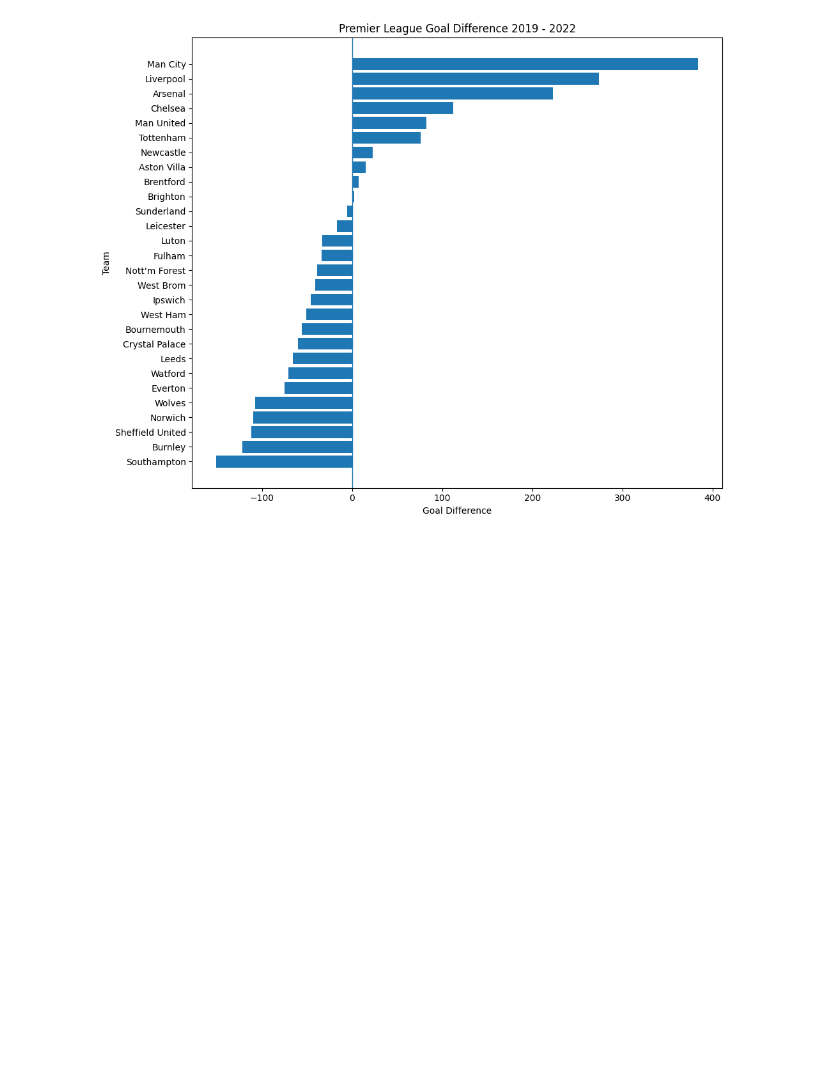
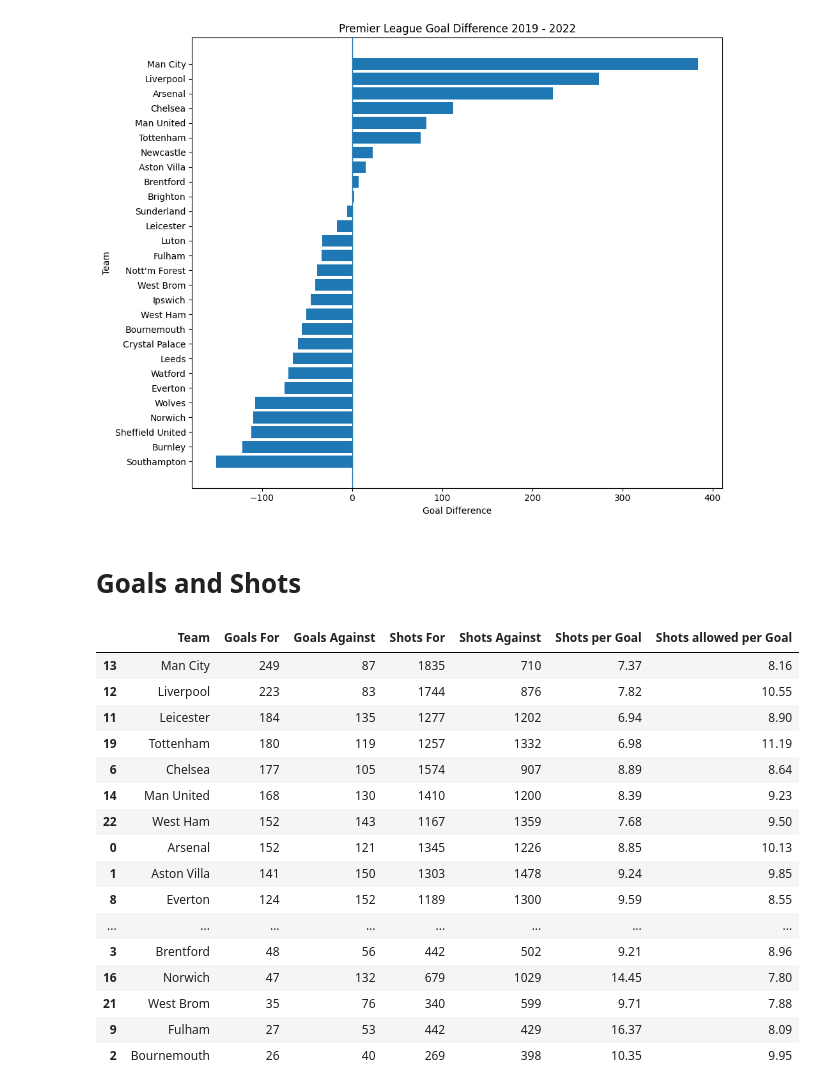
Before and after one commit to kkathait/D501_Final_Project, a Jupyter notebook: premier_data_vis.ipynb, the cells around one changed output. Saved outputs shown, nothing was run; the diff lists cells and outputs as text; code cells hidden in the pictures; blank space fills up the shorter version.

```diff
--- a/premier_data_vis.ipynb
+++ b/premier_data_vis.ipynb
@@ -223,3 +228,73 @@ plt.tight_layout()
 plt.show()
 # %% [output]
 [figure]
+# %% [markdown]
+# Goals and Shots
+# %%
+records = []
+
+for team in teams:
+    # Home games
+    home_games = df_premier[df_premier["HomeTeam"] == team]
+
+    home_goals_for = home_games["FTHG"].sum()
+    home_goals_against = home_games["FTAG"].sum()
+
+    home_shots_for = home_games["HS"].sum()
+    home_shots_against = home_games["AS"].sum()
+
+    # Away games
+    away_games = df_premier[df_premier["AwayTeam"] == team]
+
+    away_goals_for = away_games["FTAG"].sum()
+    away_goals_against = away_games["FTHG"].sum()
+
+    away_shots_for = away_games["AS"].sum()
+    away_shots_against = away_games["HS"].sum()
+
+    records.append({
+        "Team": team,
+        "Goals For": home_goals_for + away_goals_for,
+        "Goals Against": home_goals_against + away_goals_against,
+        "Shots For": home_shots_for + away_shots_for,
+        "Shots Against": home_shots_against + away_shots_against
+    })
+
+shots_table = pd.DataFrame(records)
+
+shots_table["Shots per Goal"] = (
+    shots_table["Shots For"] / shots_table["Goals For"]
+)
+
+shots_table["Shots per Goal"] = shots_table["Shots per Goal"].round(2)
+
+shots_table["Shots allowed per Goal"] = (
+    shots_table["Shots Against"] / shots_table["Goals Against"]
+)
+
+shots_table["Shots allowed per Goal"] = shots_table["Shots allowed per Goal"].round(2)
+
+shots_table = shots_table.sort_values(
+    "Goals For",
+    ascending=False
+)
+
+shots_table
+# %% [output]
+|  | Team | Goals For | Goals Against | Shots For | Shots Against | Shots per Goal | Shots allowed per Goal |
+| 13 | Man City | 249 | 87 | 1835 | 710 | 7.37 | 8.16 |
+| 12 | Liverpool | 223 | 83 | 1744 | 876 | 7.82 | 10.55 |
+| 11 | Leicester | 184 | 135 | 1277 | 1202 | 6.94 | 8.90 |
+| 19 | Tottenham | 180 | 119 | 1257 | 1332 | 6.98 | 11.19 |
+| 6 | Chelsea | 177 | 105 | 1574 | 907 | 8.89 | 8.64 |
+| 14 | Man United | 168 | 130 | 1410 | 1200 | 8.39 | 9.23 |
+| 22 | West Ham | 152 | 143 | 1167 | 1359 | 7.68 | 9.50 |
+| 0 | Arsenal | 152 | 121 | 1345 | 1226 | 8.85 | 10.13 |
+| 1 | Aston Villa | 141 | 150 | 1303 | 1478 | 9.24 | 9.85 |
+| 8 | Everton | 124 | 152 | 1189 | 1300 | 9.59 | 8.55 |
+| ... | ... | ... | ... | ... | ... | ... | ... |
+| 3 | Brentford | 48 | 56 | 442 | 502 | 9.21 | 8.96 |
+| 16 | Norwich | 47 | 132 | 679 | 1029 | 14.45 | 7.80 |
+| 21 | West Brom | 35 | 76 | 340 | 599 | 9.71 | 7.88 |
+| 9 | Fulham | 27 | 53 | 442 | 429 | 16.37 | 8.09 |
+| 2 | Bournemouth | 26 | 40 | 269 | 398 | 10.35 | 9.95 |
```
Also changed, not shown: parts of 3 cells of this notebook.
